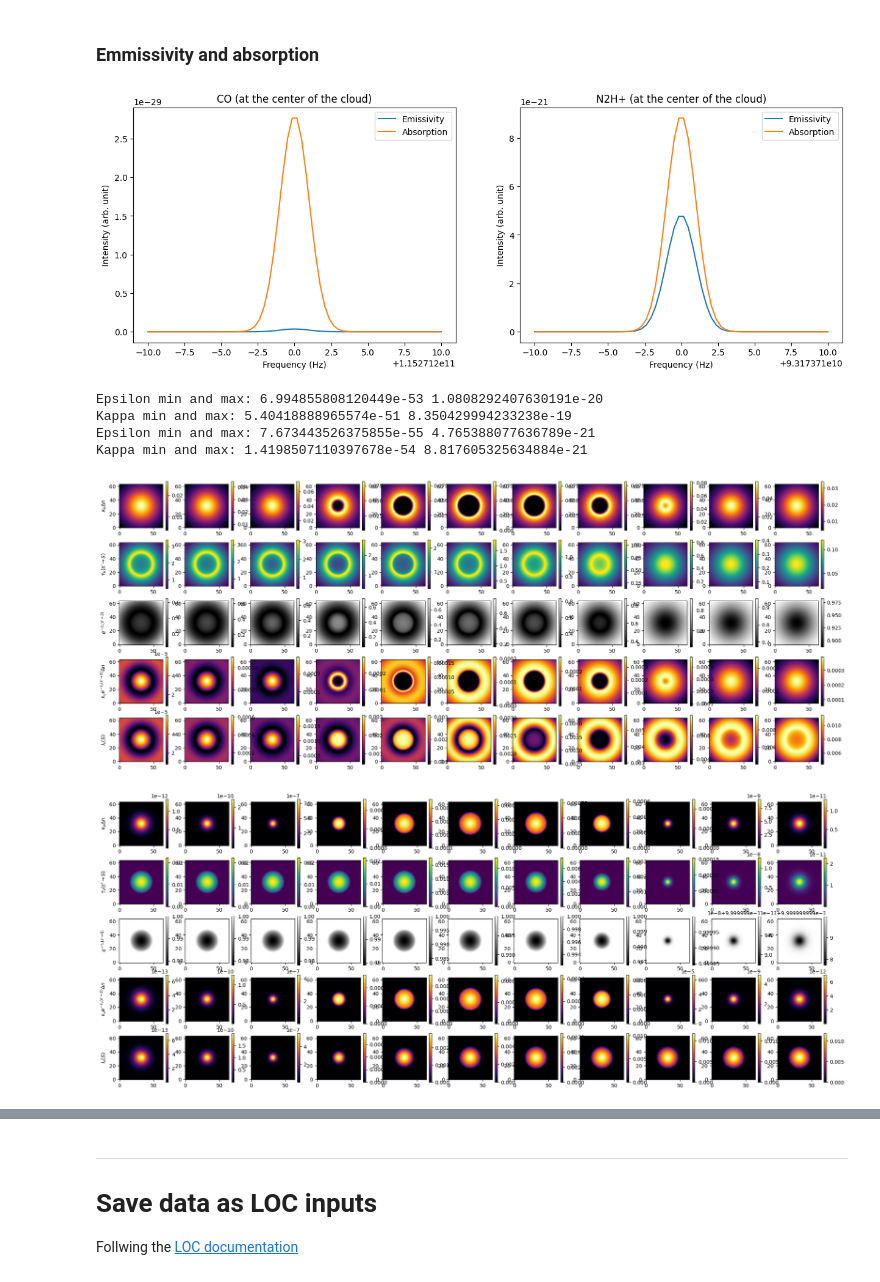
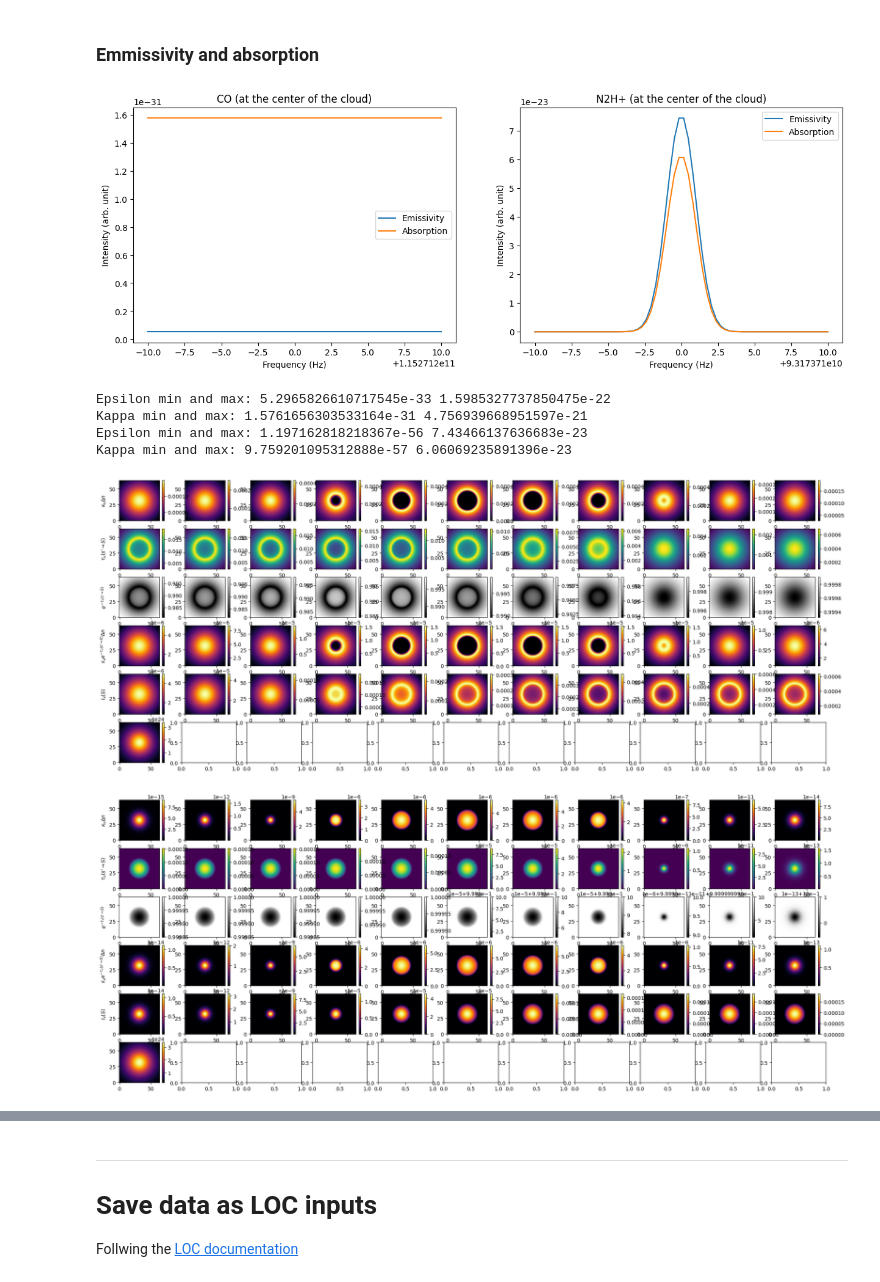
Before and after one commit to LeiRoF/M2-Internship, a Jupyter notebook: Generate_A_Little_Bit_Physical_Dataset.ipynb, the cells around one changed output, grey strips where cells are left out. Saved outputs shown, nothing was run; the diff lists cells and outputs as text; code cells hidden in the pictures.

```diff
--- a/Generate_A_Little_Bit_Physical_Dataset.ipynb
+++ b/Generate_A_Little_Bit_Physical_Dataset.ipynb
@@ -55,7 +55,7 @@ class Gas:
 
     @property
     def n_ratio(self):
-        return 3#1/np.exp(-h*self.v0 / (k*T))
+        return 1/np.exp(-h*self.v0 / (k*T))
 
     @property
     def n1(self):
@@ -107,7 +107,7 @@ r, dr = np.linspace(-1, 1, N, endpoint=True, retstep=True) # range of the space
 
 # Plummer profile (density)
 plummer_radius = 0.9 # pc
-max_density = 1e8 # hydrogen atom . cm-3    default: 1e6
+max_density = 1e6 # hydrogen atom . cm-3    default: 1e6
 
 CO_fractional_abundance = 1e-4 # particle / hydrogen atom
 N2H_fractional_abundance = 1e-7 # particle / hydrogen atom
@@ -119,7 +119,7 @@ sigmoid_slope = 50/max_density
 # CO
 CO = Gas()
 CO.v0 = 115.27120e9 # Hz
-CO.sigma_v = 1 # cm-1
+CO.sigma_v = 384233 # Hz
 CO.f = np.linspace(CO.v0 - 10, CO.v0 + 10, N)
 CO.profile = gaussian(CO.f, CO.v0, CO.sigma_v)
 CO.A21 = 7.203e-8 # s-1
@@ -286,7 +286,7 @@ plt.ylabel("Intensity (arb. unit)")
 plt.legend()
 plt.show()
 # %% [output]
-[figure, old version]
+[figure, new version]
 # %%
 dN = dr * 3.0857E+18 # parsec to cm
 
@@ -300,43 +300,46 @@ for gas in [CO, N2H]:
     # Integrating the equation of radiative transfer
     gas.observation = np.zeros((N, N, len(gas.f)))
 
-    fig, axs = plt.subplots(5, 11, figsize=(25, 10))
+    fig, axs = plt.subplots(6, 11, figsize=(25, 10))
     cpt = 0
     axs[0,0].set_ylabel(r"$\kappa_\nu \Delta n$")
     axs[1,0].set_ylabel(r"$\tau_\nu(s' \rightarrow S)$")
     axs[2,0].set_ylabel(r"$e^{-\tau_\nu(s' \rightarrow S)}$")
     axs[3,0].set_ylabel(r"$\epsilon_\nu e^{-\tau_\nu(s' \rightarrow S)}\Delta n$")
     axs[4,0].set_ylabel(r"$I_\nu(S)$")
+
+    im = axs[5, cpt].imshow(np.sum(dust_cube, axis=0) * dN, origin="lower", cmap="inferno")
+    plt.colorbar(im)
 
     for i in range(0,N):
 
         # Computing Tau_s
         tau = np.zeros((N, N, len(gas.f)))
         for j in np.arange(i, N):
             tau += kappa[j] * dN
 
         layer_contrib = epsilon[i] * np.exp(-tau) * dN
         gas.observation += layer_contrib
 
         if i % (N//10) == 0:
             im = axs[0, cpt].imshow(kappa[i][:,:,N//2] * dN, origin="lower", cmap="inferno")
             plt.colorbar(im)
             im = axs[1, cpt].imshow(tau[:,:,N//2], origin="lower")
             plt.colorbar(im)
             im = axs[2, cpt].imshow(np.exp(-tau)[:,:,N//2], origin="lower", cmap="gray")
             plt.colorbar(im)
             im = axs[3, cpt].imshow(layer_contrib[:,:,N//2], origin="lower", cmap="inferno")
             plt.colorbar(im)
             im = axs[4, cpt].imshow(gas.observation[:,:,N//2], origin="lower", cmap="inferno")
             plt.colorbar(im)
             cpt += 1
 # %% [output]
-Epsilon min and max: 6.994855808120449e-53 1.0808292407630191e-20
-Kappa min and max: 5.40418888965574e-51 8.350429994233238e-19
-Epsilon min and max: 7.673443526375855e-55 4.765388077636789e-21
-Kappa min and max: 1.4198507110397678e-54 8.817605325634884e-21
+Epsilon min and max: 5.2965826610717545e-33 1.5985327737850475e-22
+Kappa min and max: 1.5761656303533164e-31 4.756939668951597e-21
+Epsilon min and max: 1.197162818218367e-56 7.43466137636683e-23
+Kappa min and max: 9.759201095312888e-57 6.06069235891396e-23
-[figure, old version]
+[figure, new version]
-[figure, old version]
+[figure, new version]
 # %%
 # Computing Tau_s
 tau_s = np.zeros((N, N, len(gas.f)))
```
Also changed, not shown: parts of 6 cells of this notebook, 37 other files.
